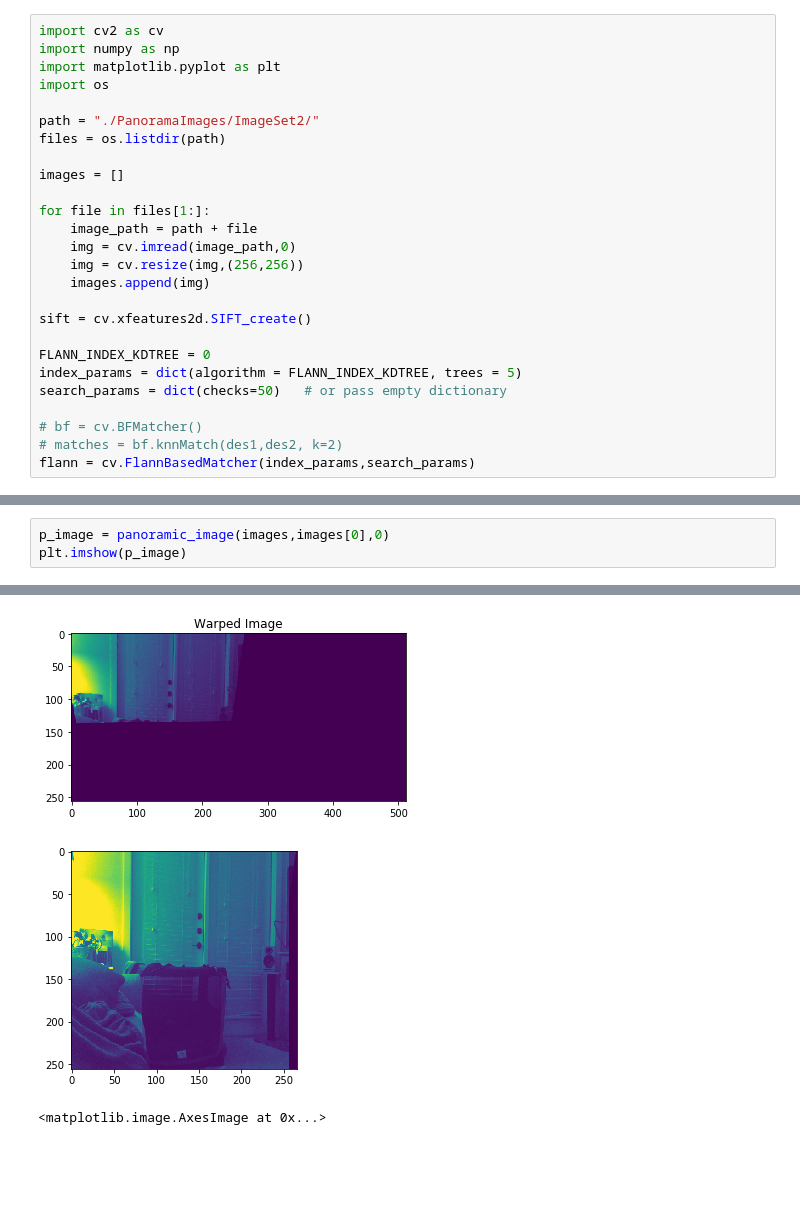
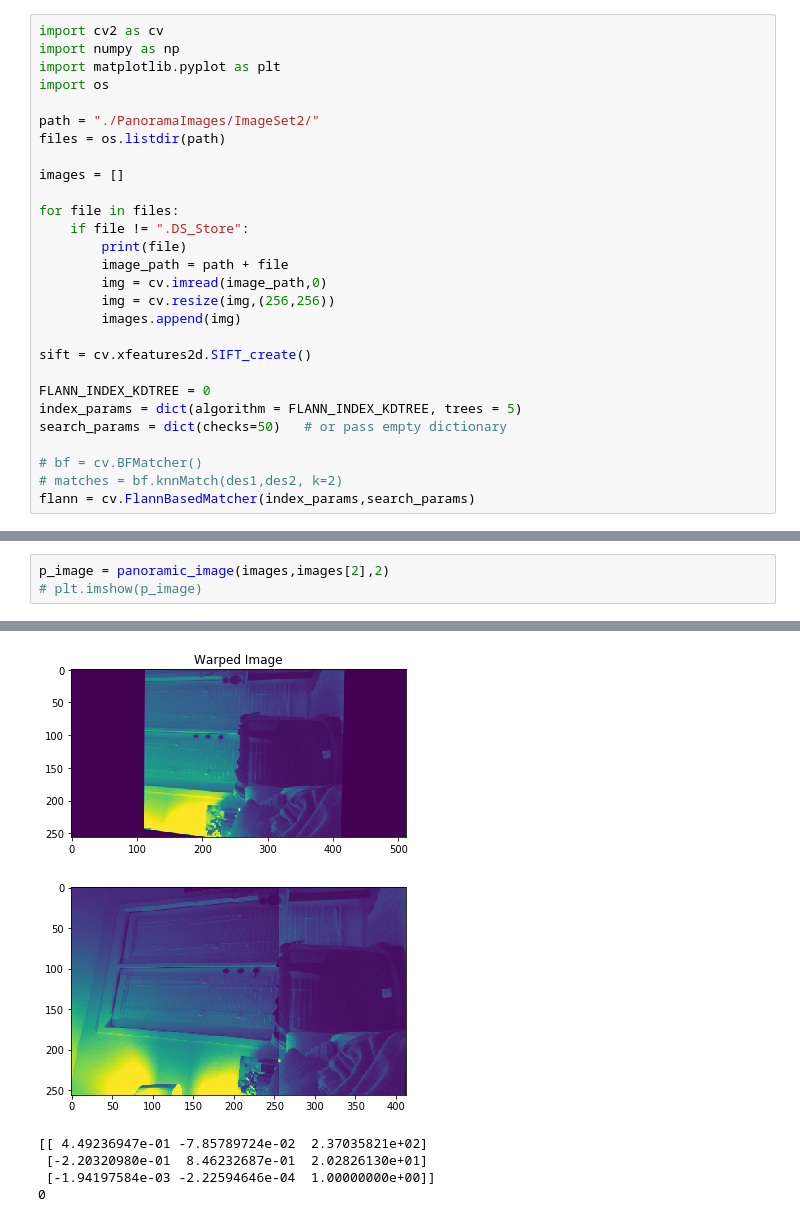
Before and after one commit to lakshya16240/CV-Project, a Jupyter notebook: panaroma_stitching.ipynb, the cells around one changed output, grey strips where cells are left out. Cells and saved outputs as stored; diff of their text form; blank space fills up the shorter version.

Commit message:
Vertical image stitching, cant do horizontal

```diff
--- a/panaroma_stitching.ipynb
+++ b/panaroma_stitching.ipynb
@@ -9,11 +9,13 @@ files = os.listdir(path)
 
 images = []
 
-for file in files[1:]:
-    image_path = path + file
-    img = cv.imread(image_path,0)
-    img = cv.resize(img,(256,256))
-    images.append(img)
+for file in files:
+    if file != ".DS_Store":
+        print(file)
+        image_path = path + file
+        img = cv.imread(image_path,0)
+        img = cv.resize(img,(256,256))
+        images.append(img)
 
 sift = cv.xfeatures2d.SIFT_create()
 
@@ -110,6 +141,6 @@ def find_keypoints(img1,img2):
 
     return kp1,kp2,des1,des2
 # %%
-p_image = panoramic_image(images,images[0],0)
-plt.imshow(p_image)
+p_image = panoramic_image(images,images[2],2)
+# plt.imshow(p_image)
 # %% [output]
@@ -119,3 +150,6 @@ plt.imshow(p_image)
-[figure, old version]
+[figure, new version]
-[figure, old version]
+[figure, new version]
-<matplotlib.image.AxesImage at 0x...>
+[[ 4.49236947e-01 -7.85789724e-02  2.37035821e+02]
+ [-2.20320980e-01  8.46232687e-01  2.02826130e+01]
+ [-1.94197584e-03 -2.22594646e-04  1.00000000e+00]]
+0
```
Also changed, not shown: parts of 4 cells of this notebook, 13 other files.
